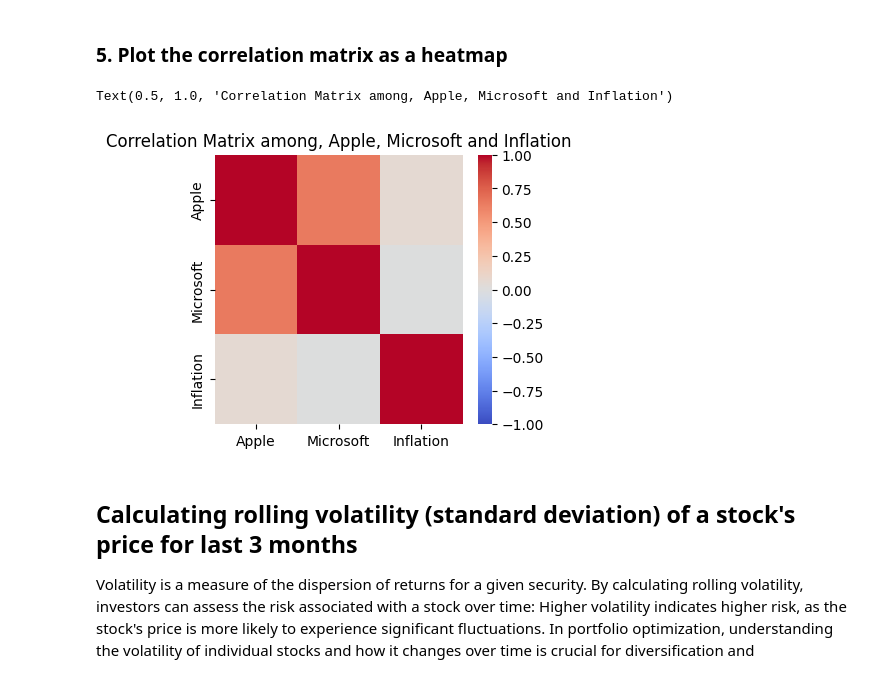
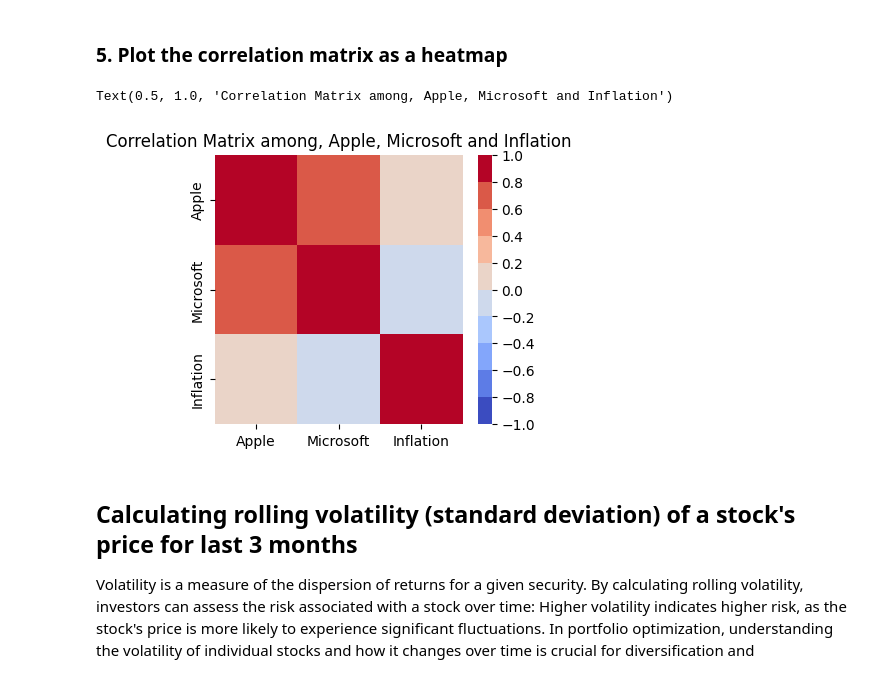
Before and after one commit to bigboy92/fend-matching-game, a Jupyter notebook: project.ipynb, the cells around one changed output. Cells and saved outputs as stored; diff of their text form; code cells hidden in the pictures.

```diff
--- a/project.ipynb
+++ b/project.ipynb
@@ -514,13 +513,13 @@ data_monthly_change.corr()
 # %%
 # Plot heatmap
 
 _, ax = plt.subplots(1, 1, figsize=(4, 3.5))
 corr_matrix = data_monthly_change.corr()
-sns.heatmap(corr_matrix, ax=ax, vmin=-1, vmax=1, cmap='coolwarm')
+sns.heatmap(corr_matrix, ax=ax, vmin=-1, vmax=1, cmap=plt.get_cmap('coolwarm', 10), cbar_kws={'ticks': np.linspace(-1, 1, 11)})
 ax.set_title('Correlation Matrix among, Apple, Microsoft and Inflation')
 # %% [output]
 Text(0.5, 1.0, 'Correlation Matrix among, Apple, Microsoft and Inflation')
-[figure, old version]
+[figure, new version]
 # %% [markdown]
 ## Calculating rolling volatility (standard deviation) of a stock's price for last 3 months
 
```
Also changed, not shown: parts of 7 cells of this notebook.
